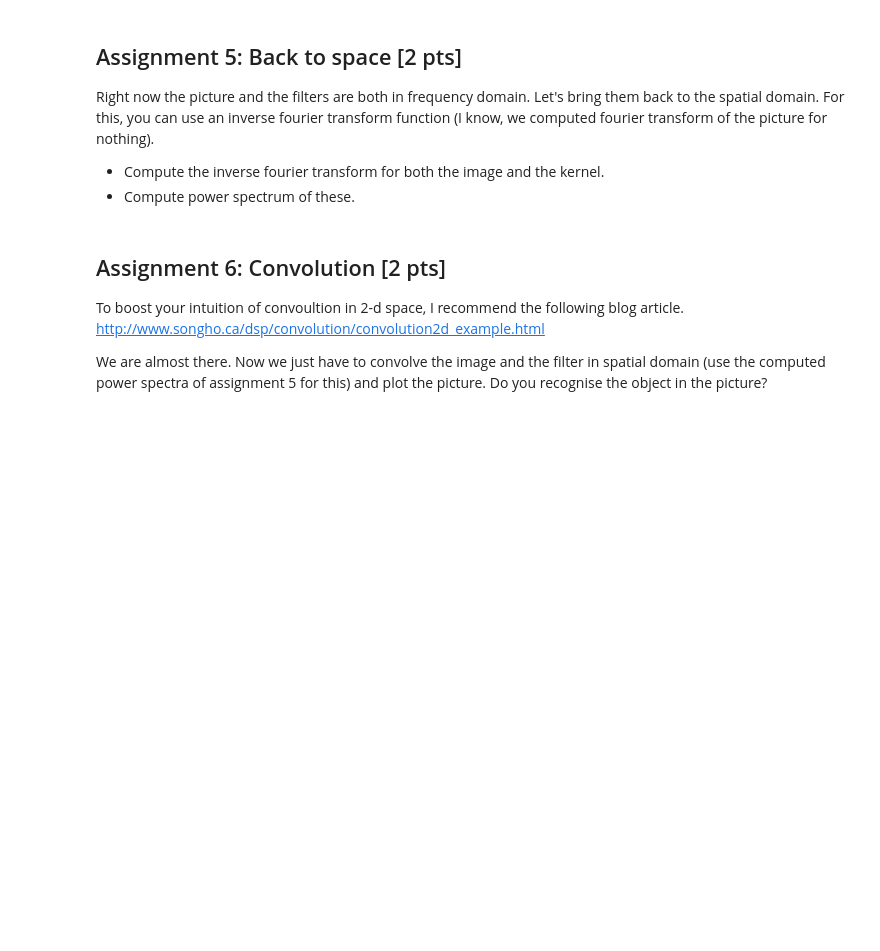
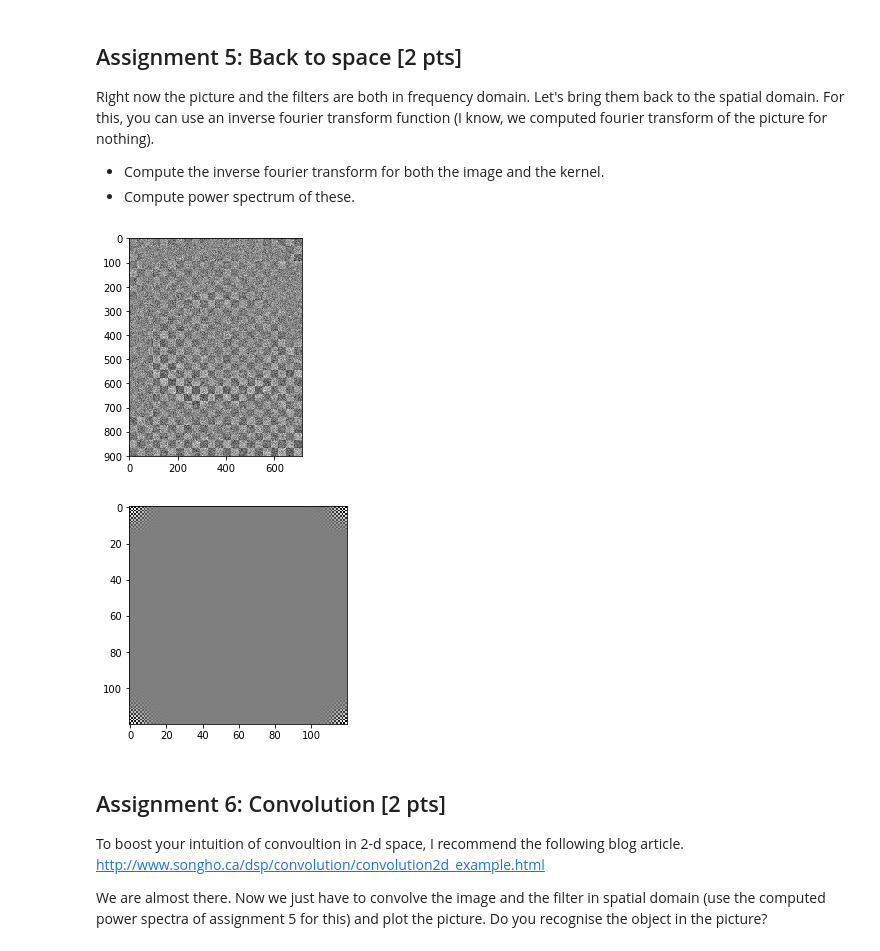
Before and after one commit to NBP-ACC/week-9-acc_3, a Jupyter notebook: sheet07.ipynb, the cells around one changed output. Drawn from its saved outputs; the diff is of its cells as text; code cells hidden in the pictures; blank space fills up the shorter version.

```diff
--- a/sheet07.ipynb
+++ b/sheet07.ipynb
@@ -139,3 +137,15 @@ Right now the picture and the filters are both in frequency domain. Let's bring
+# %%
+sig_inverse = fftpack.ifft2(fftsig)
+sig_spectrum = np.abs(sig_inverse)**2
+filter_inverse = fftpack.ifft2(filter2d)
+filter_spectrum = np.abs(filter_inverse)**2
+plt.imshow(sig_inverse.real, cmap='gray')
+plt.show()
+plt.imshow(filter_inverse.real, cmap='gray')
+plt.show()
+# %% [output]
+[figure, added]
+[figure, added]
 # %% [markdown]
 ## Assignment 6: Convolution [2 pts]
 
```
Also changed, not shown: parts of 8 cells of this notebook.
